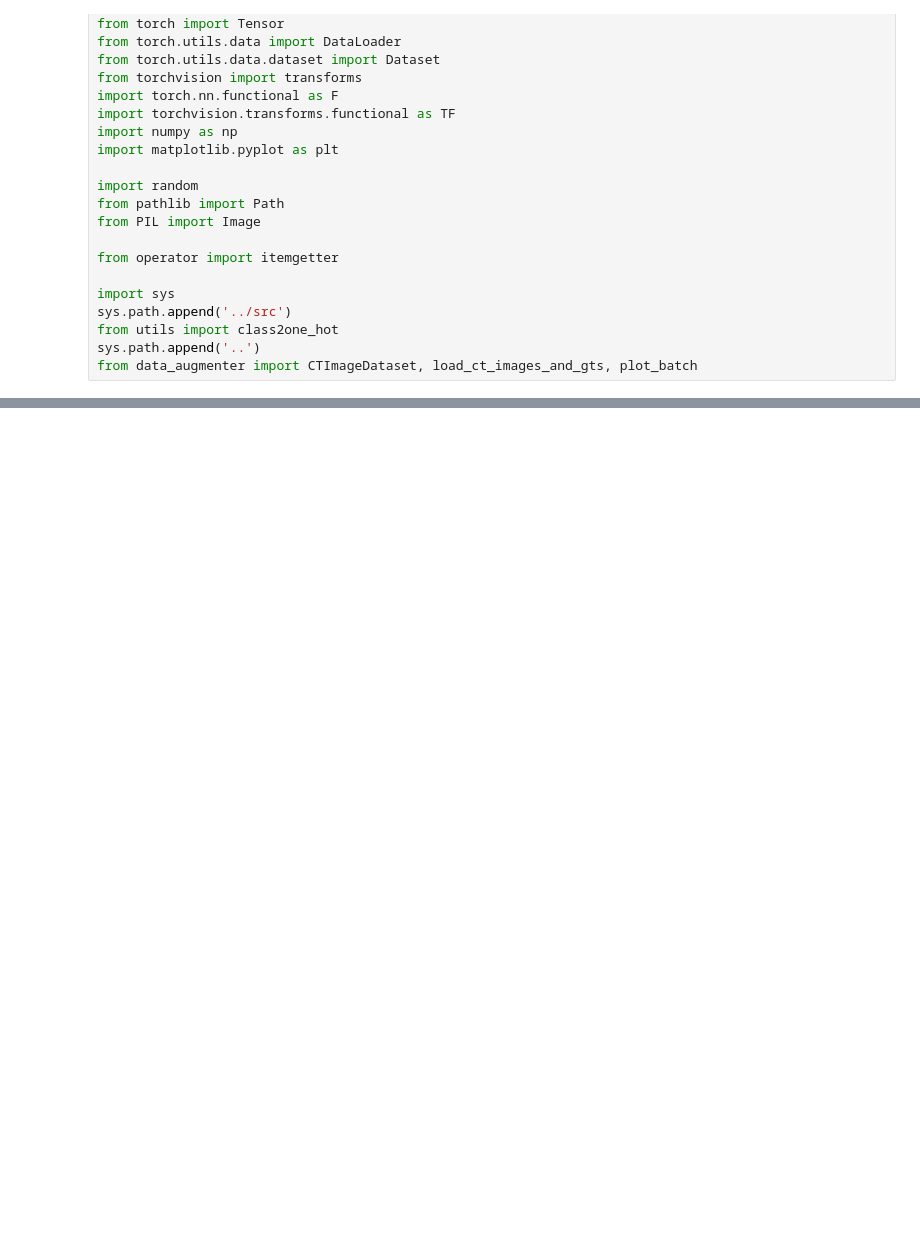
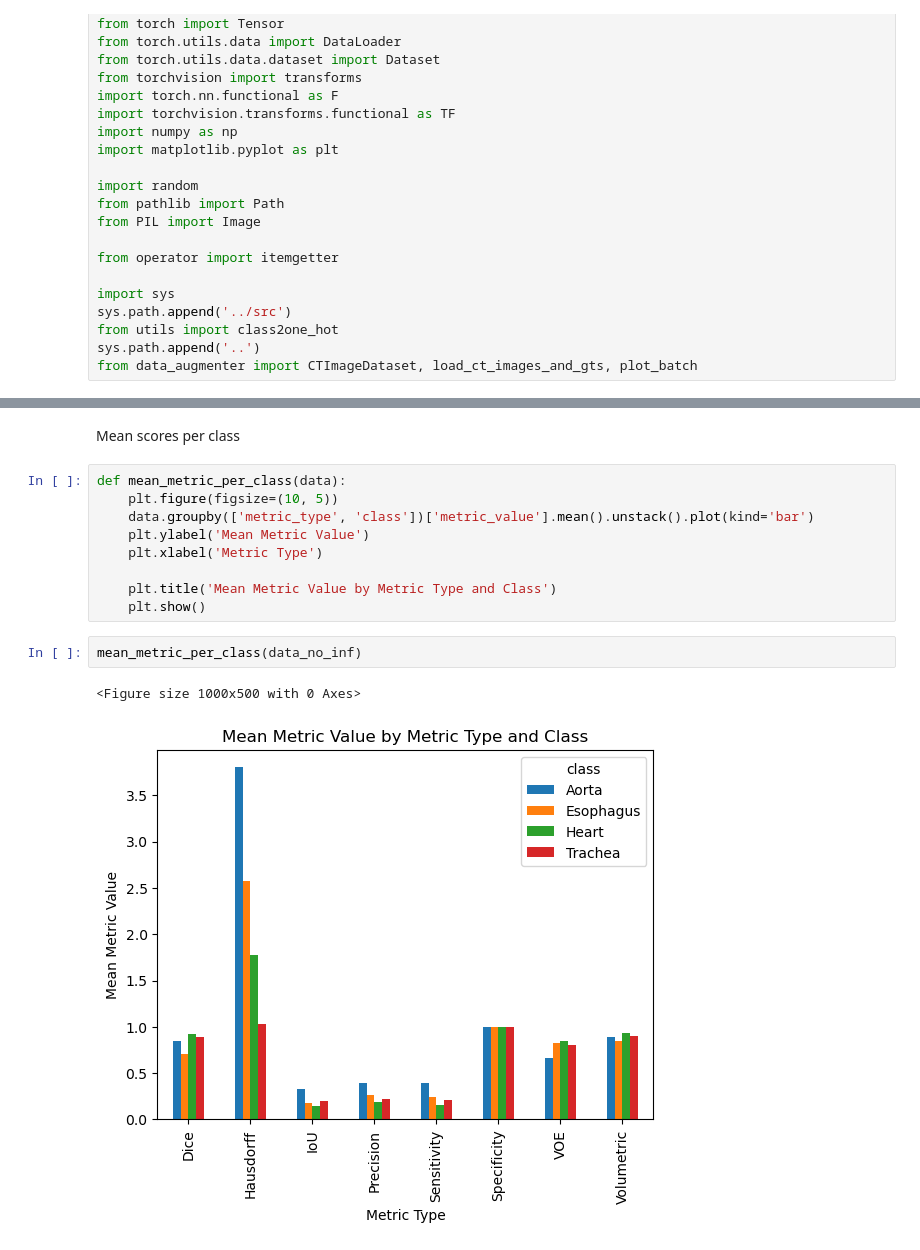
Before and after one commit to WouterBant/AI4MI, a Jupyter notebook: notebooks/visualisations.ipynb, the cells around one changed output, grey strips where cells are left out. Saved outputs shown, nothing was run; the diff lists cells and outputs as text; blank space fills up the shorter version.

```diff
--- a/notebooks/visualisations.ipynb
+++ b/notebooks/visualisations.ipynb
@@ -81,0 +77,16 @@ plt.show()
+# %% [markdown]
+Mean scores per class
+# %%
+def mean_metric_per_class(data):
+    plt.figure(figsize=(10, 5))
+    data.groupby(['metric_type', 'class'])['metric_value'].mean().unstack().plot(kind='bar')
+    plt.ylabel('Mean Metric Value')
+    plt.xlabel('Metric Type')
+
+    plt.title('Mean Metric Value by Metric Type and Class')
+    plt.show()
+# %%
+mean_metric_per_class(data_no_inf)
+# %% [output]
+<Figure size 1000x500 with 0 Axes>
+[figure, added]
```
Also changed, not shown: parts of 29 cells of this notebook, 2 other files.
